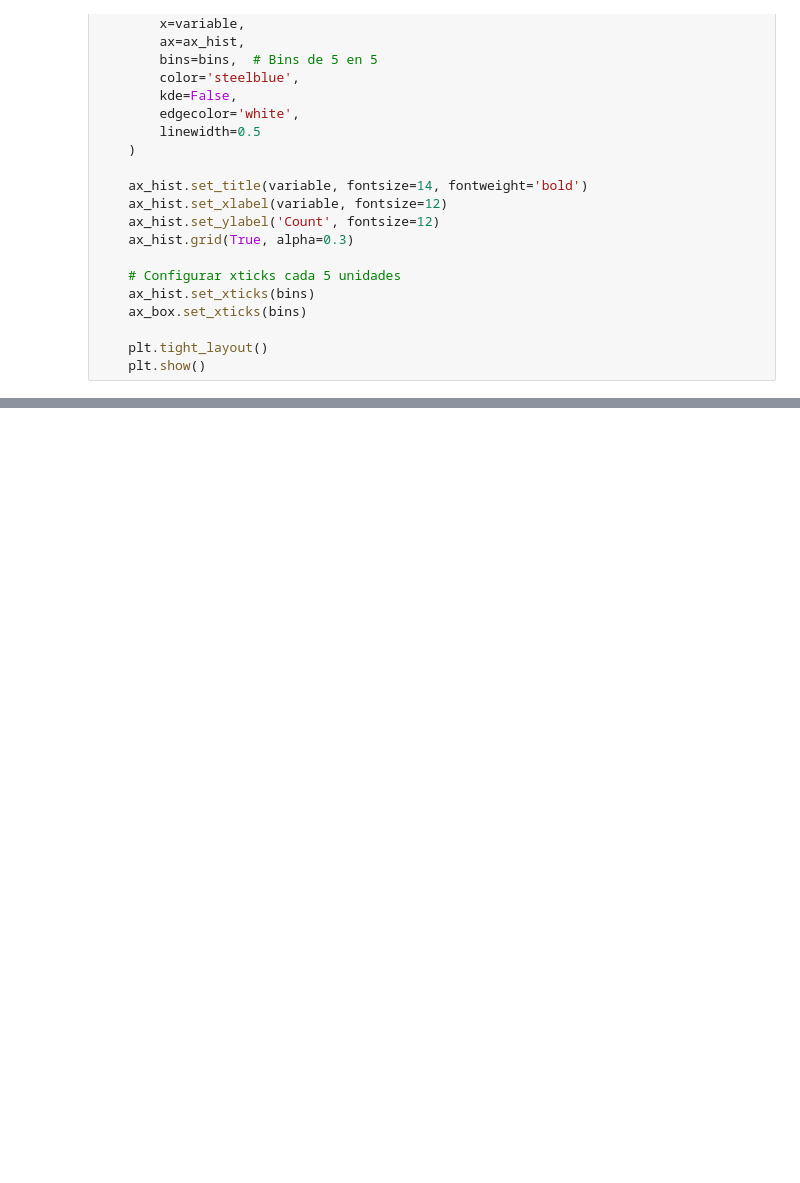
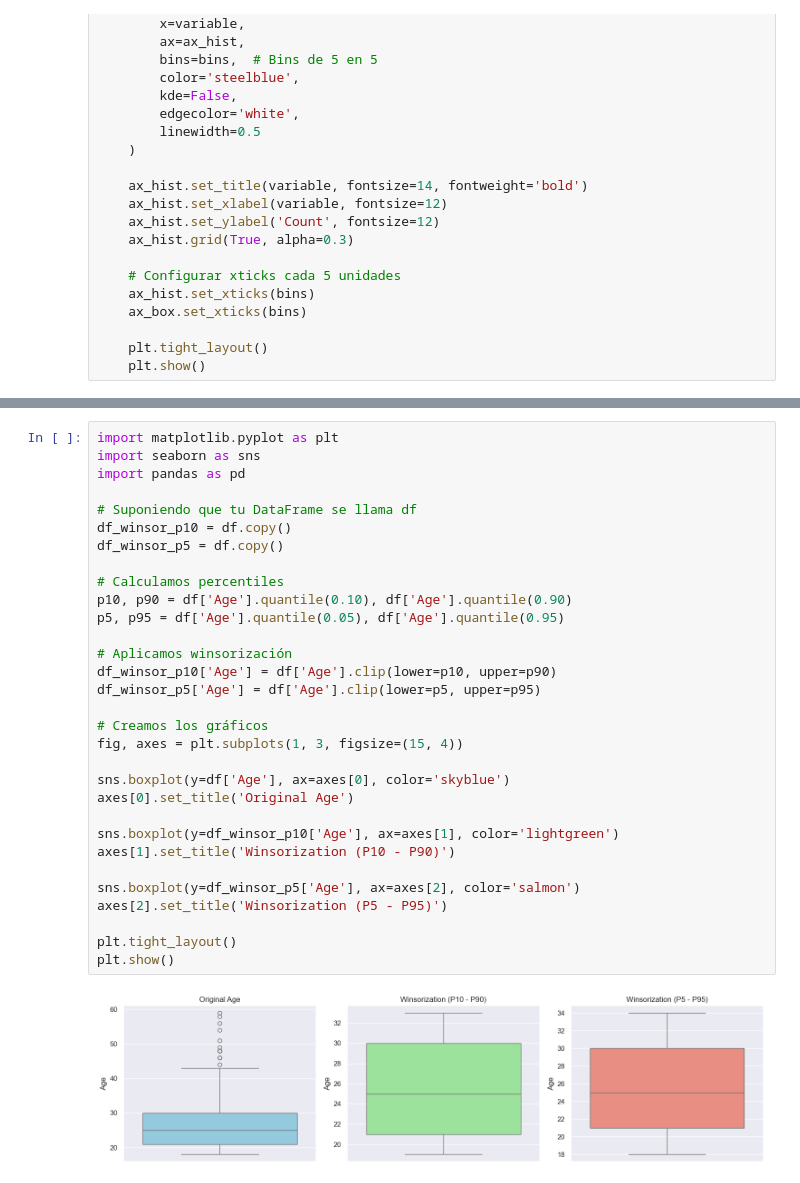
Before and after one commit to AgustinB123/Laboratorio-3, a Jupyter notebook: notebooks/tratar_dataset.ipynb, the cells around one changed output, grey strips where cells are left out. Drawn from its saved outputs; the diff is of its cells as text; blank space fills up the shorter version.

```diff
--- a/notebooks/tratar_dataset.ipynb
+++ b/notebooks/tratar_dataset.ipynb
@@ -247,0 +311,33 @@ plot_boxplot_and_hist(df_sample, "Age")
+# %%
+import matplotlib.pyplot as plt
+import seaborn as sns
+import pandas as pd
+
+# Suponiendo que tu DataFrame se llama df
+df_winsor_p10 = df.copy()
+df_winsor_p5 = df.copy()
+
+# Calculamos percentiles
+p10, p90 = df['Age'].quantile(0.10), df['Age'].quantile(0.90)
+p5, p95 = df['Age'].quantile(0.05), df['Age'].quantile(0.95)
+
+# Aplicamos winsorización
+df_winsor_p10['Age'] = df['Age'].clip(lower=p10, upper=p90)
+df_winsor_p5['Age'] = df['Age'].clip(lower=p5, upper=p95)
+
+# Creamos los gráficos
+fig, axes = plt.subplots(1, 3, figsize=(15, 4))
+
+sns.boxplot(y=df['Age'], ax=axes[0], color='skyblue')
+axes[0].set_title('Original Age')
+
+sns.boxplot(y=df_winsor_p10['Age'], ax=axes[1], color='lightgreen')
+axes[1].set_title('Winsorization (P10 - P90)')
+
+sns.boxplot(y=df_winsor_p5['Age'], ax=axes[2], color='salmon')
+axes[2].set_title('Winsorization (P5 - P95)')
+
+plt.tight_layout()
+plt.show()
+# %% [output]
+[figure, added]
```
Also changed, not shown: parts of 8 cells of this notebook, 2 other files.
